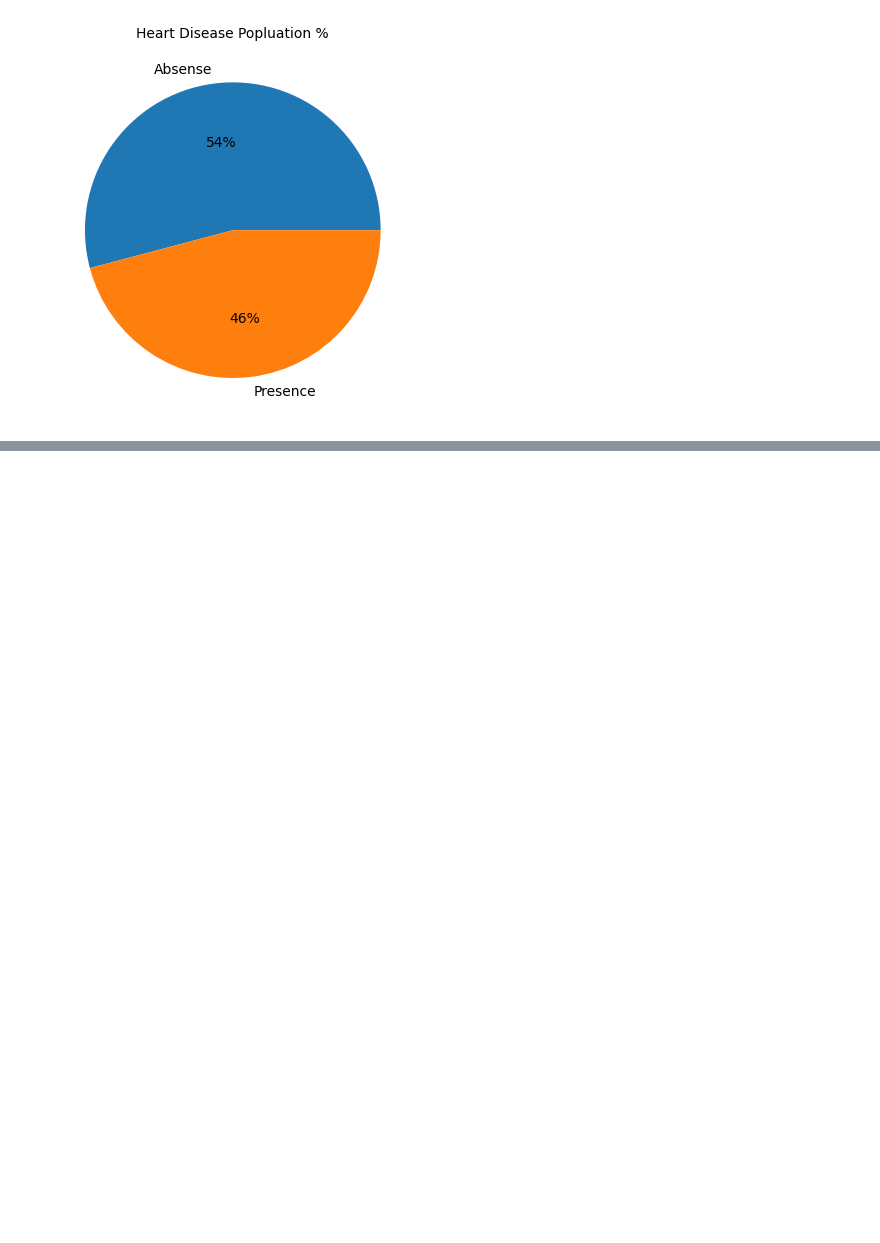
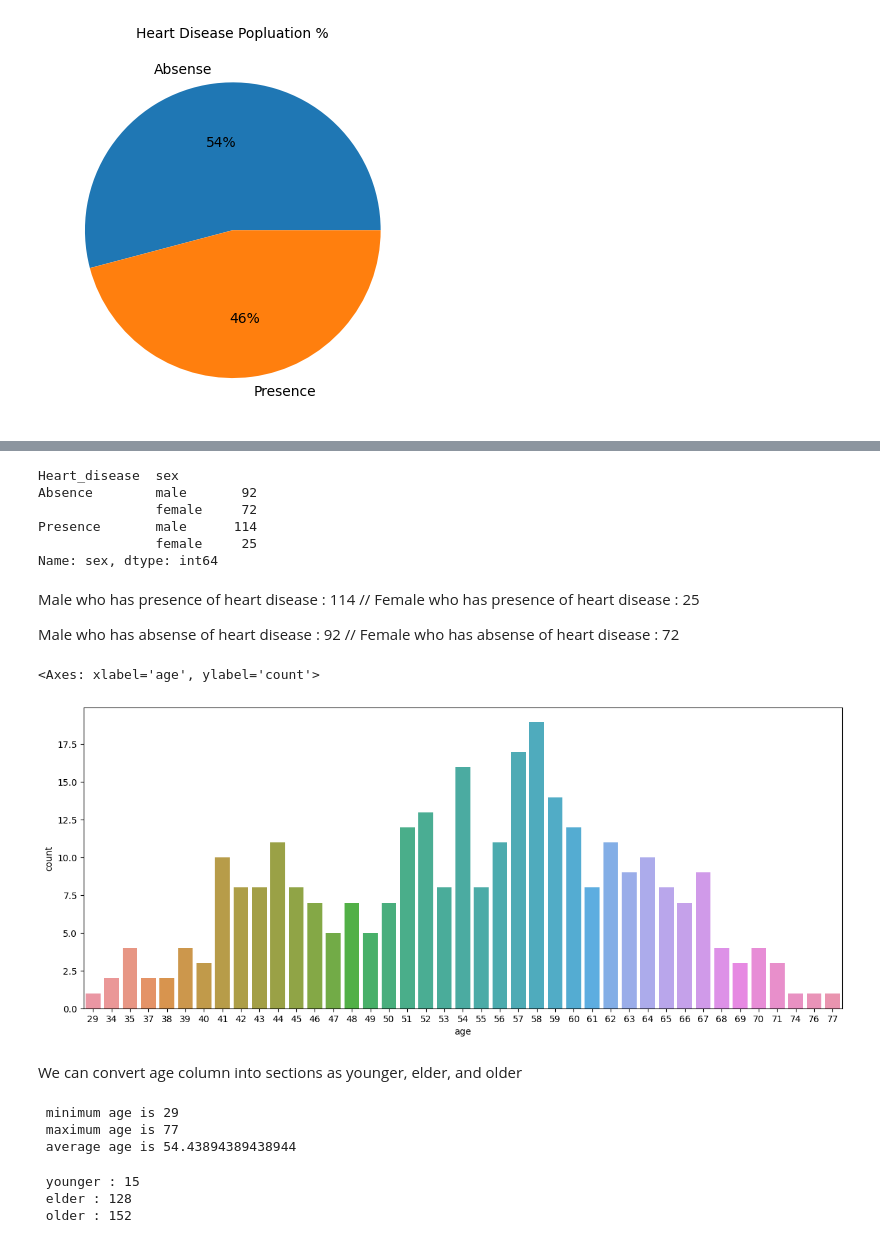
Before and after one commit to RohanDarjii/Heart-Disease-Analysis, a Jupyter notebook: heartdisease.ipynb, the cells around one changed output, grey strips where cells are left out. Cells and saved outputs as stored; diff of their text form; code cells hidden in the pictures; blank space fills up the shorter version.

```diff
--- a/heartdisease.ipynb
+++ b/heartdisease.ipynb
@@ -137,0 +162,41 @@ plt.show()
+# %%
+df.groupby('Heart_disease')['sex'].value_counts()
+# %% [output]
+Heart_disease  sex
+Absence        male       92
+               female     72
+Presence       male      114
+               female     25
+Name: sex, dtype: int64
+# %% [markdown]
+Male who has presence of heart disease : 114
+// Female who has presence of heart disease : 25
+
+Male who has absense of heart disease : 92
+// Female who has absense of heart disease : 72
+# %%
+plt.figure(figsize=(15,6))
+sns.countplot(data=df,x='age')
+# %% [output]
+<Axes: xlabel='age', ylabel='count'>
+[figure, added]
+# %% [markdown]
+We can convert age column into sections as younger, elder, and older
+# %%
+min=df['age'].min()
+max=df['age'].max()
+avg= df['age'].mean()
+print(f" minimum age is {min} \n maximum age is {max} \n average age is {avg}")
+# %% [output]
+ minimum age is 29
+ maximum age is 77
+ average age is 54.43894389438944
+# %%
+young_age=df[(df['age']>=29) & (df['age']<40)].value_counts().sum()
+elder_age=df[(df['age']>=40) & (df['age']<55)].value_counts().sum()
+old_age= df[(df['age']>55)].value_counts().sum()
+print(f" younger : {young_age} \n elder : {elder_age} \n older : {old_age}")
+# %% [output]
+ younger : 15
+ elder : 128
+ older : 152
```
Also changed, not shown: parts of 13 cells of this notebook.
